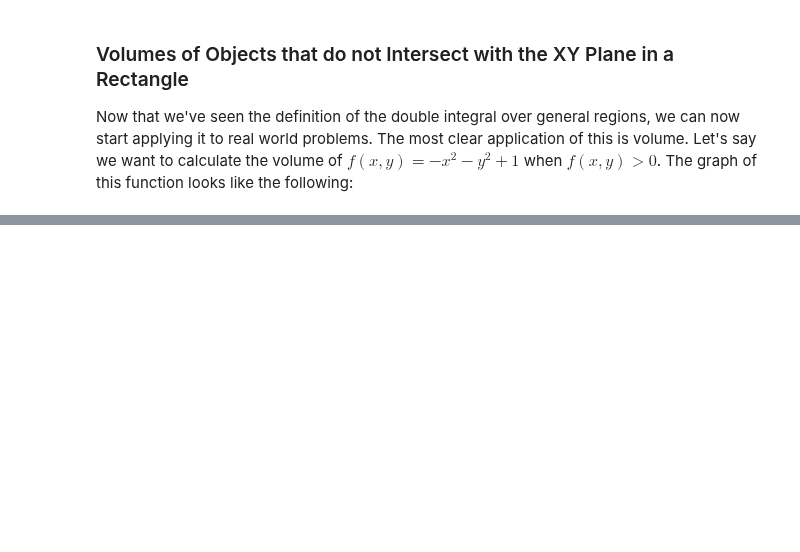
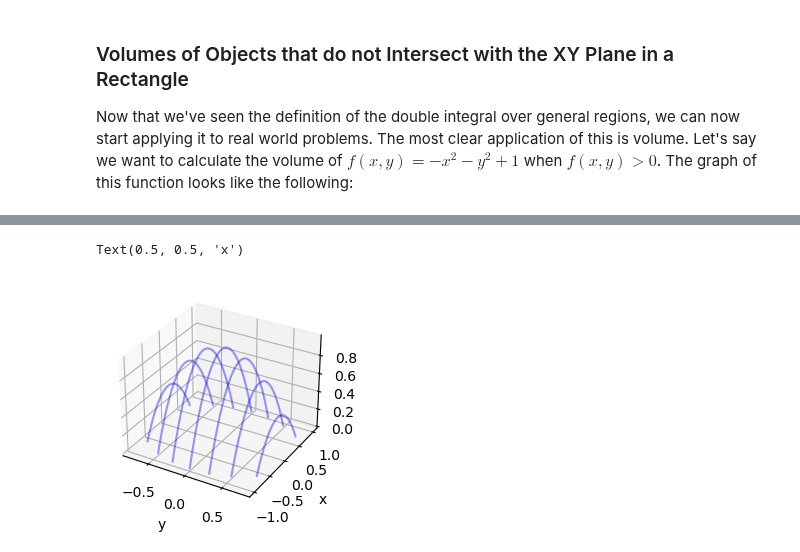
Before and after one commit to boomanaiden154/Notes, a Jupyter notebook: Math/Calculus/Notebooks/double_integration_general_regions.ipynb, the cells around one changed output, grey strips where cells are left out. Drawn from its saved outputs; the diff is of its cells as text; code cells hidden in the pictures; blank space fills up the shorter version.

```diff
--- a/Math/Calculus/Notebooks/double_integration_general_regions.ipynb
+++ b/Math/Calculus/Notebooks/double_integration_general_regions.ipynb
@@ -64,0 +89,20 @@ Evaluation of this integral is currently left to the reader.
+# %%
+startx = -0.75
+deltax = 0.25
+xslices = 7
+
+fig = pyplot.figure()
+ax = fig.add_subplot(1, 2, 1, projection='3d')
+
+for i in range(0, 7):
+    currentxSingle = -0.75 + deltax * i
+    currentx = numpy.full((50, 1), currentxSingle)
+    yOneSide = math.sqrt(1 - (currentxSingle ** 2))
+    currenty = numpy.expand_dims(numpy.linspace(-yOneSide, yOneSide), 1)
+    currentz = zfun(currentx, currenty)
+    ax.plot_wireframe(currentx, currenty, currentz, color='b', alpha=0.4)
+ax.set_xlabel('y')
+ax.set_ylabel('x')
+# %% [output]
+Text(0.5, 0.5, 'x')
+[figure, added]
```
Also changed, not shown: parts of 13 cells of this notebook.
